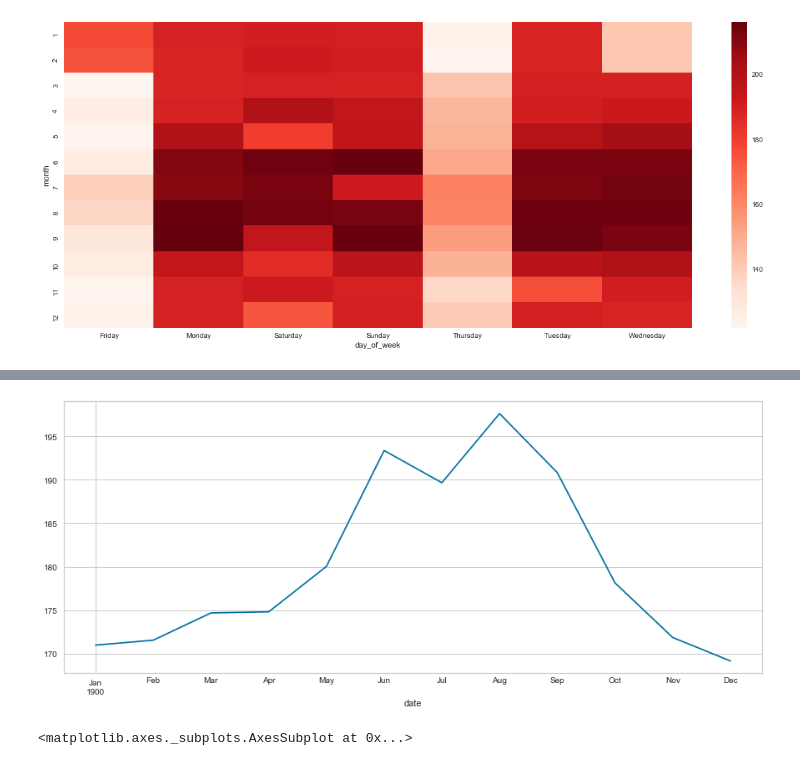
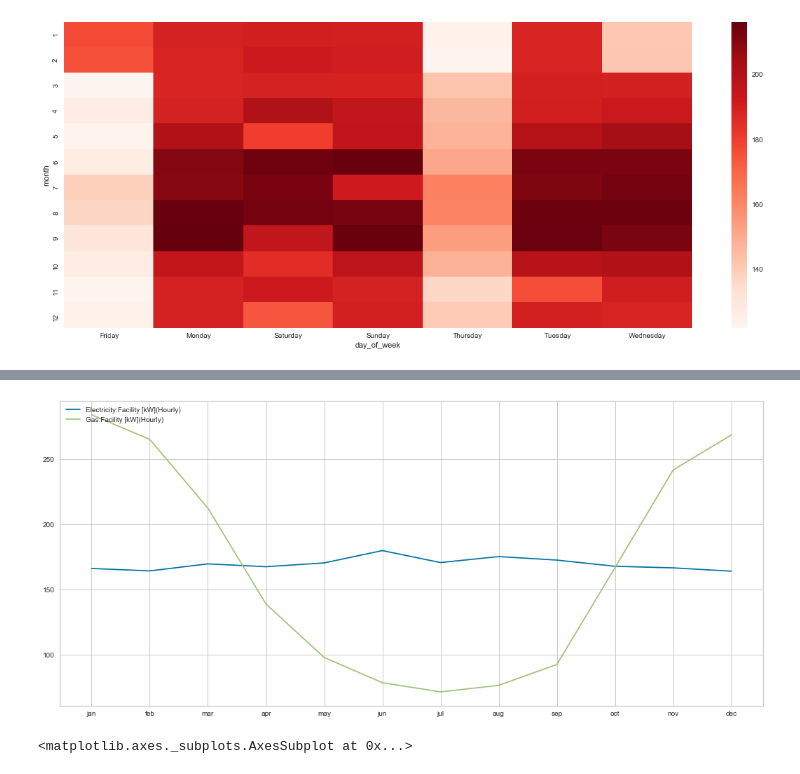
Before and after one commit to fagan2888/EnergyScience, a Jupyter notebook: presentation.ipynb, the cells around one changed output, grey strips where cells are left out. Cells and saved outputs as stored; diff of their text form; code cells hidden in the pictures.

```diff
--- a/presentation.ipynb
+++ b/presentation.ipynb
@@ -80,12 +172,19 @@ sns.heatmap(heatmap1_data, cmap="Reds")
 # %%
-dataset_seattle['date'] = pd.to_datetime(dataset_seattle['Date'], format="%m/%d")
-dataset_seattle_1 = dataset_seattle.groupby('date')['Electricity:Facility [kW](Hourly)'].sum().reset_index()
-dataset_seattle_1 = dataset_seattle.set_index('date')
-y = dataset_seattle_1['Electricity:Facility [kW](Hourly)'].resample('MS').mean()
-y.plot(figsize=(15, 6))
+dataset_fairbanks['date'] = pd.to_datetime(dataset_fairbanks['Date'], format="%m/%d")
+dataset_fairbanks_1 = dataset_fairbanks.groupby('date')['Heating:Electricity [kW](Hourly)'].sum().reset_index()
+dataset_fairbanks_1 = dataset_fairbanks.set_index('date')
+
+y = dataset_fairbanks_1['Electricity:Facility [kW](Hourly)'].resample('MS').mean()
+y6 = dataset_fairbanks_1['Gas:Facility [kW](Hourly)'].resample('MS').mean()
+
+x = ['jan', 'feb', 'mar', 'apr', 'may', 'jun', 'jul', 'aug', 'sep', 'oct', 'nov', 'dec']
+plt.plot(x, y, x, y6)
+plt.legend(['Electricity:Facility [kW](Hourly)',
+            'Gas:Facility [kW](Hourly)'
+           ], loc='upper left')
 plt.show()
 # %% [output]
-[figure, old version]
+[figure, new version]
 # %%
 heatmap1_data = pd.pivot_table(dataset_fairbanks, values='Cooling:Electricity [kW](Hourly)',
                      index=['month'],
```
Also changed, not shown: parts of 23 cells of this notebook, 6 other files.
